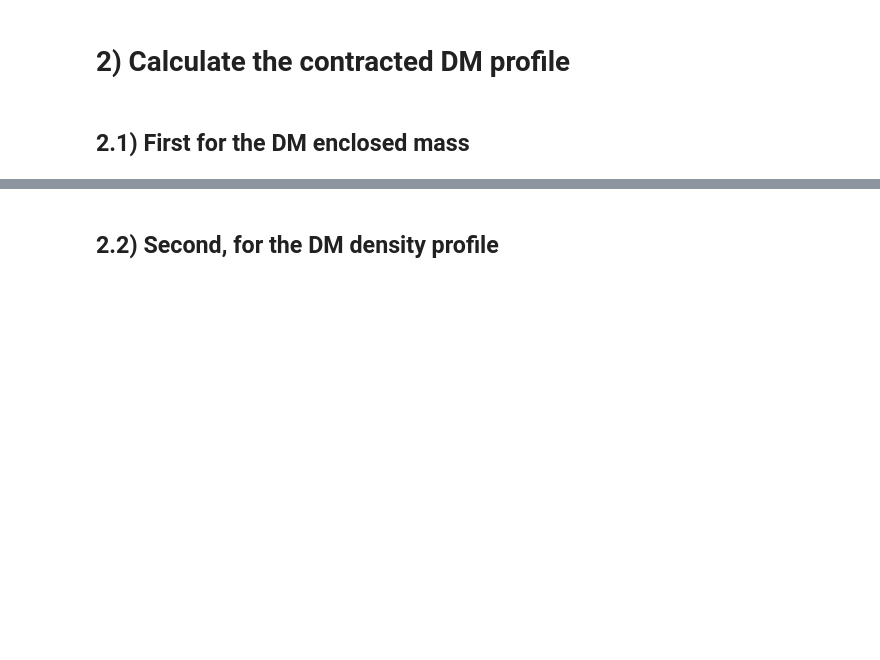
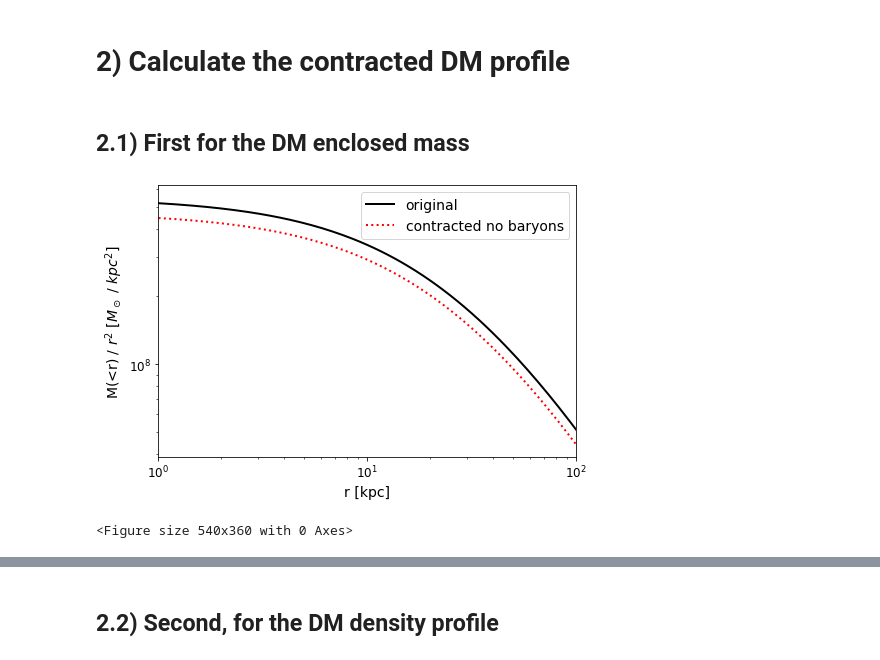
Before and after one commit to MariusCautun/Milky_Way_mass_profile, a Jupyter notebook: example_notebook.ipynb, the cells around one changed output, grey strips where cells are left out. Saved outputs shown, nothing was run; the diff lists cells and outputs as text; code cells hidden in the pictures; blank space fills up the shorter version.

```diff
--- a/example_notebook.ipynb
+++ b/example_notebook.ipynb
@@ -38,15 +47,29 @@ plt.legend(  )
 # %%
 # calculate the contracted mass profile for a 1.e12 halo assuming zero baryons
 
 from Cautun20_contraction import contract_enclosed_mass, NFW_enclosed_mass
 import numpy as np
 
 r = np.logspace( -2, 2, 241 )
 mass_total = NFW_enclosed_mass( r, M200=1.e12, conc=9 )      # total mass
 f_bar      = 0.157   # cosmic baryon fraction
 mass_DM    = mass_total * (1.-f_bar)  # DM mass
 mass_bar   = 0.                       # no baryons
 mass_DM_contracted = contract_enclosed_mass( mass_DM, mass_bar, f_bar=f_bar )
+
+plt.loglog( r, mass_DM / r**2, 'k-', label="original" )
+plt.loglog( r, mass_DM_contracted / r**2, 'r:', label="contracted no baryons" )
+
+plt.xlim([1.,100])
+plt.xlabel( "r [kpc]" )
+plt.ylabel( r"M(<r) / $r^2$ $[M_\odot \ / \ kpc^2]$" )
+plt.legend()
+plt.show()
+
+plt.savefig('./figures/Contraction_no_baryons.png')
+# %% [output]
+[figure, added]
+<Figure size 540x360 with 0 Axes>
 # %%
 # can calculate the profile of the same halo but using the MW baryonic distribution
 # for this to work, you need to have loaded the file containing the MW mass profile
```
Also changed, not shown: parts of 4 cells of this notebook, 6 other files.
